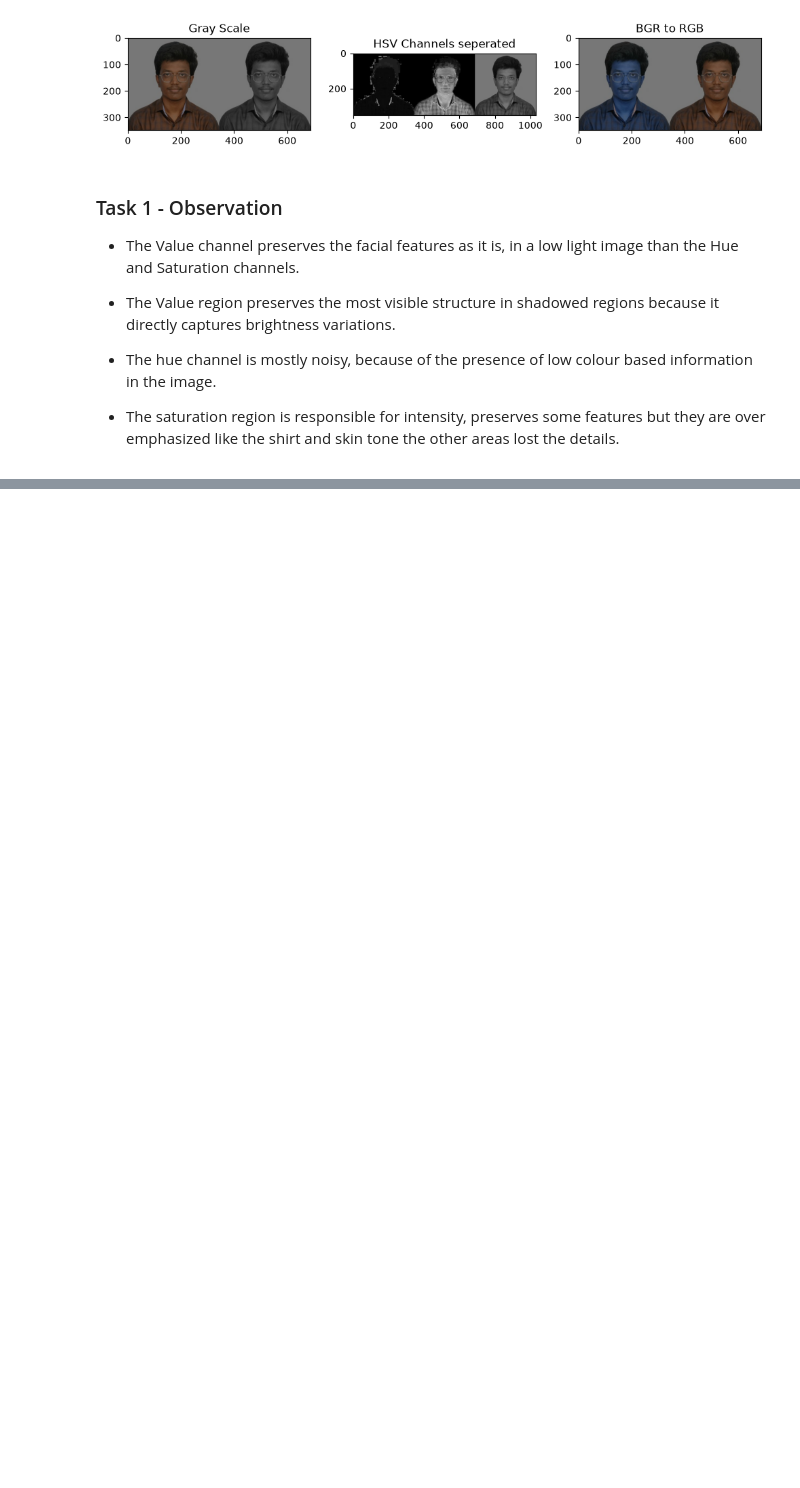
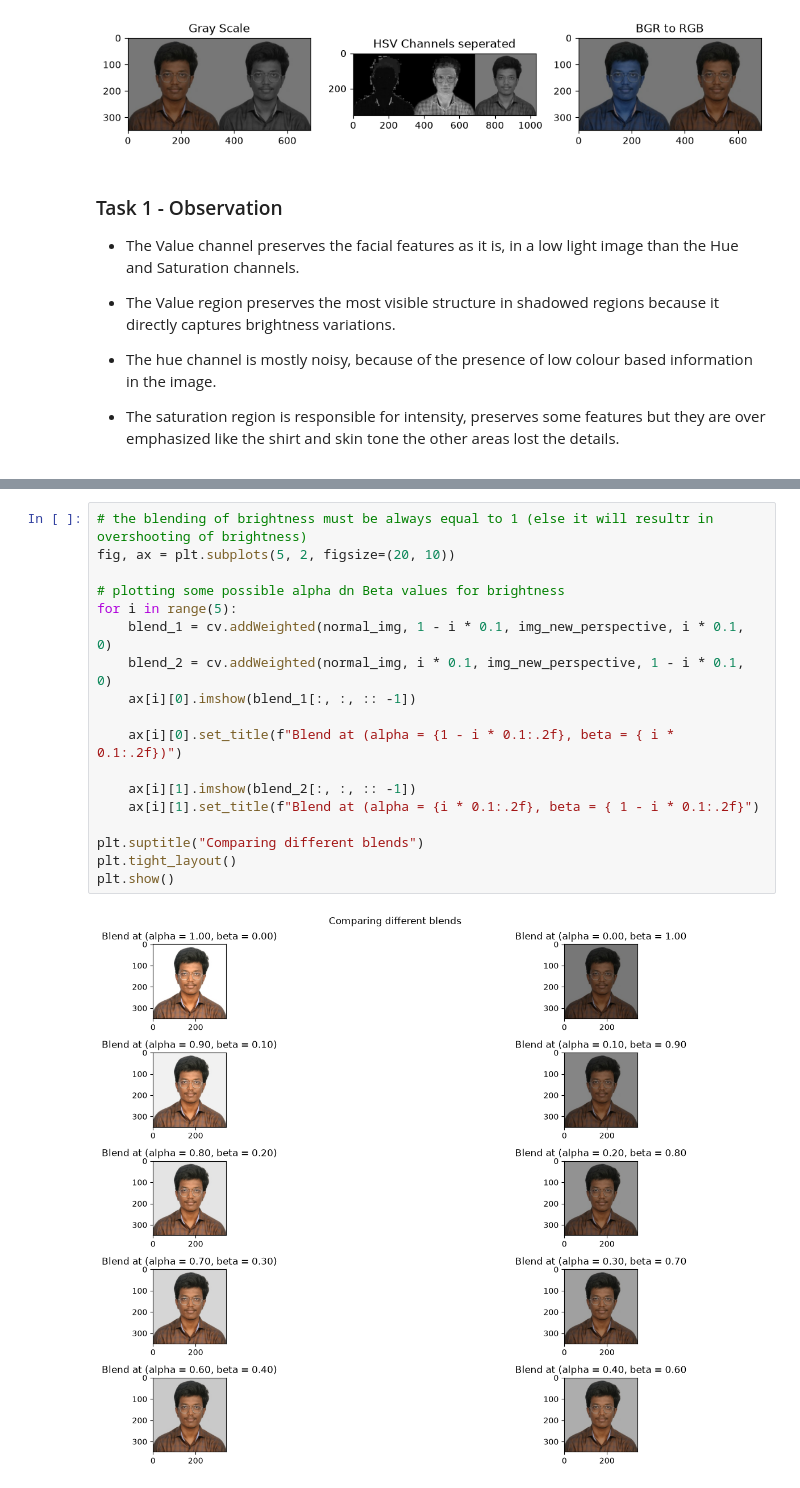
Before and after one commit to SUDAR2005/embedUR-Training, a Jupyter notebook: ai_ml-assessment/onboarding-OpenCV/Sudar/image_processing.ipynb, the cells around one changed output, grey strips where cells are left out. Saved outputs shown, nothing was run; the diff lists cells and outputs as text; blank space fills up the shorter version.

```diff
--- a/ai_ml-assessment/onboarding-OpenCV/Sudar/image_processing.ipynb
+++ b/ai_ml-assessment/onboarding-OpenCV/Sudar/image_processing.ipynb
@@ -153,0 +250,20 @@ plt.show()
+# %%
+# the blending of brightness must be always equal to 1 (else it will resultr in overshooting of brightness)
+fig, ax = plt.subplots(5, 2, figsize=(20, 10))
+
+# plotting some possible alpha dn Beta values for brightness
+for i in range(5):
+    blend_1 = cv.addWeighted(normal_img, 1 - i * 0.1, img_new_perspective, i * 0.1, 0)
+    blend_2 = cv.addWeighted(normal_img, i * 0.1, img_new_perspective, 1 - i * 0.1, 0)
+    ax[i][0].imshow(blend_1[:, :, :: -1])
+
+    ax[i][0].set_title(f"Blend at (alpha = {1 - i * 0.1:.2f}, beta = { i * 0.1:.2f})")
+
+    ax[i][1].imshow(blend_2[:, :, :: -1])
+    ax[i][1].set_title(f"Blend at (alpha = {i * 0.1:.2f}, beta = { 1 - i * 0.1:.2f}")
+
+plt.suptitle("Comparing different blends")
+plt.tight_layout()
+plt.show()
+# %% [output]
+[figure, added]
```
Also changed, not shown: parts of 10 cells of this notebook, 1 other file.
